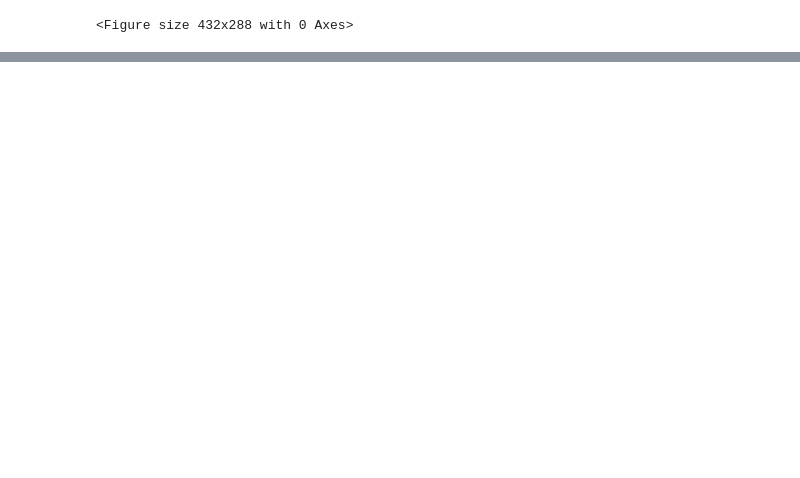
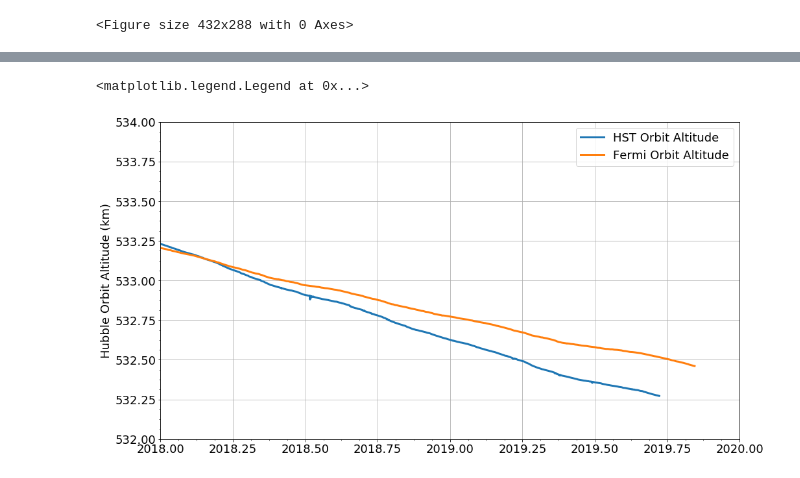
Before and after one commit to rac101/LATmetrics, a Jupyter notebook: altitude/orbit-altitude-fromTLEs.ipynb, the cells around one changed output, grey strips where cells are left out. Saved outputs shown, nothing was run; the diff lists cells and outputs as text; code cells hidden in the pictures; blank space fills up the shorter version.

```diff
--- a/altitude/orbit-altitude-fromTLEs.ipynb
+++ b/altitude/orbit-altitude-fromTLEs.ipynb
@@ -202,0 +288,19 @@ plt.plot(fy, alt, '', lw=3)
+# %%
+# plot the Hubble orbit altitude
+plt.figure(figsize = [16, 9])
+plt.rc('font', size = 18)
+plt.ylabel('Hubble Orbit Altitude (km)')
+plt.xlim(2018,2020)
+plt.ylim(532,534)
+plt.tick_params(axis = 'both', which = 'major')
+plt.tick_params(axis = 'both', which = 'minor')
+plt.minorticks_on()
+plt.grid(which='major')
+plt.ticklabel_format(useOffset=False)
+haltm6 = halt - 6.3
+plt.plot(hfy, haltm6, '-', lw=3,label = 'HST Orbit Altitude')
+plt.plot(fy, alt, '-',lw=3, label = 'Fermi Orbit Altitude')
+plt.legend()
+# %% [output]
+<matplotlib.legend.Legend at 0x...>
+[figure, added]
```
Also changed, not shown: parts of 10 cells of this notebook, 27 other files.
